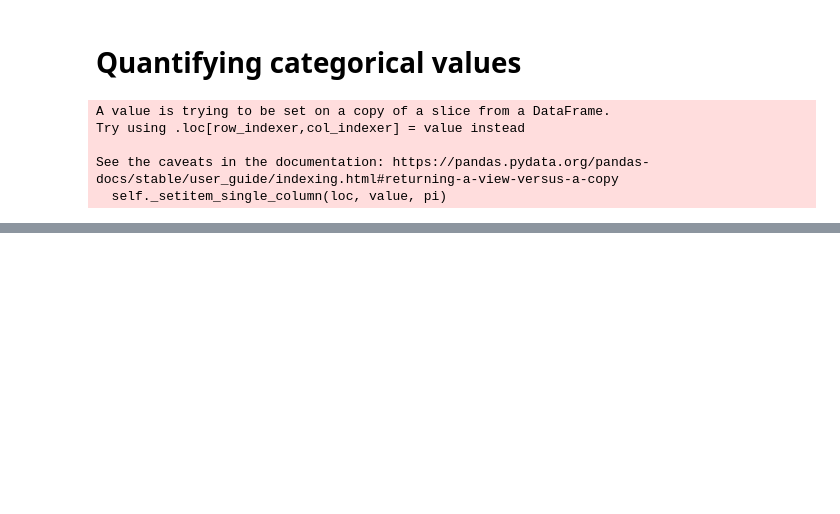
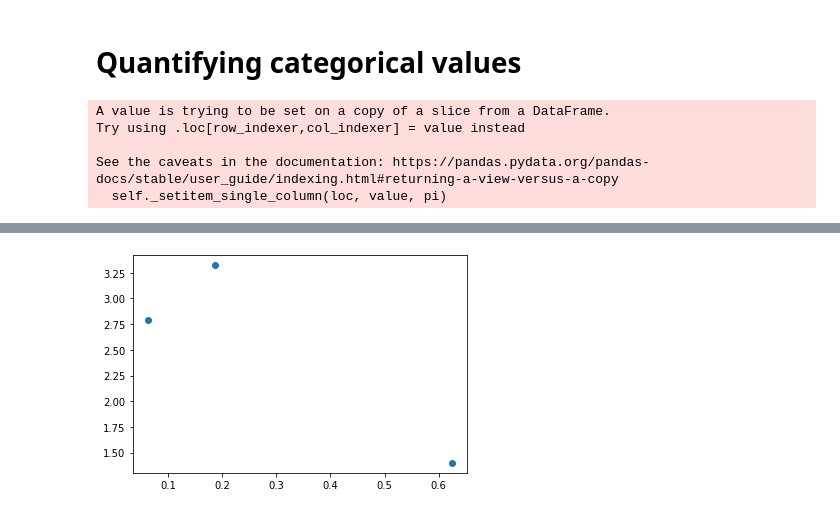
Before and after one commit to nicktanryo/gecc-fyp, a Jupyter notebook: analysis.ipynb, the cells around one changed output, grey strips where cells are left out. Saved outputs shown, nothing was run; the diff lists cells and outputs as text; code cells hidden in the pictures; blank space fills up the shorter version.

```diff
--- a/analysis.ipynb
+++ b/analysis.ipynb
@@ -361,3 +398,9 @@ df.loc[ ~(df["gpa"] == 0) ].describe()
+# %%
+df_frequency = df_drinker_quantified[["drinking_frequency", "academic_achievements"]].groupby("drinking_frequency").mean().reset_index()
+plt.scatter(df_frequency["drinking_frequency"], df_frequency["academic_achievements"])
+plt.show()
+# %% [output]
+[figure, added]
 # %%
 print(df_non_drinker["gpa"].replace(0, np.nan).mean())
 print(df_drinker["gpa"].replace(0, np.nan).mean())
```
Also changed, not shown: parts of 26 cells of this notebook, 1 other file.
